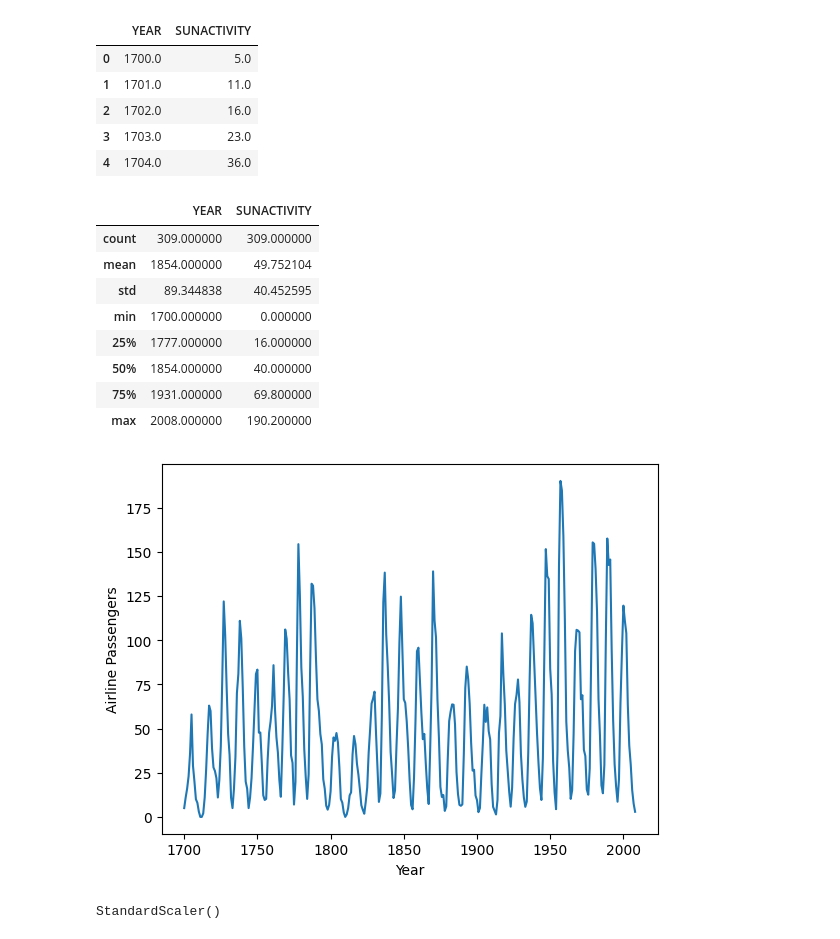
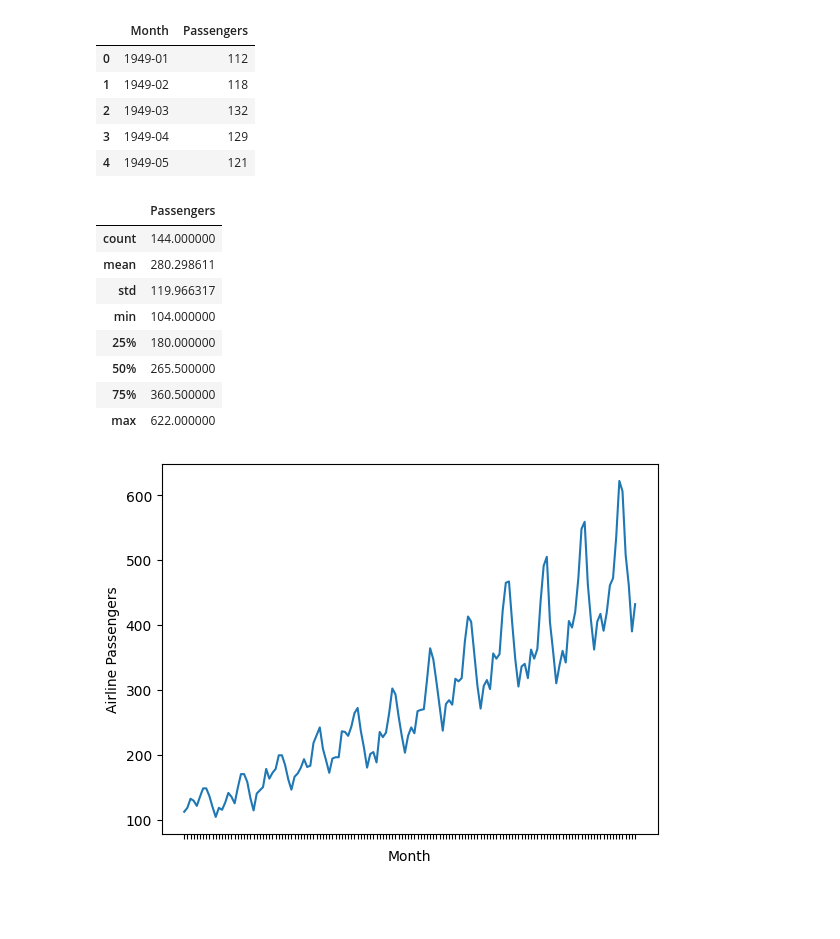
Before and after one commit to rezaghasemi/ts_mini_project, a Jupyter notebook: eda.ipynb, the cells around one changed output. Cells and saved outputs as stored; diff of their text form; code cells hidden in the pictures; blank space fills up the shorter version.

Commit message:
Working on Airline passangers data.

```diff
--- a/eda.ipynb
+++ b/eda.ipynb
@@ -5,38 +7,31 @@ import matplotlib.pyplot as plt
 # %%
-data = sunspots.load_pandas().data
+data = pd.read_csv('https://raw.githubusercontent.com/jbrownlee/Datasets/master/airline-passengers.csv')
 # %%
 data.head()
 # %% [output]
-|  | YEAR | SUNACTIVITY |
-| 0 | 1700.0 | 5.0 |
-| 1 | 1701.0 | 11.0 |
-| 2 | 1702.0 | 16.0 |
-| 3 | 1703.0 | 23.0 |
-| 4 | 1704.0 | 36.0 |
+|  | Month | Passengers |
+| 0 | 1949-01 | 112 |
+| 1 | 1949-02 | 118 |
+| 2 | 1949-03 | 132 |
+| 3 | 1949-04 | 129 |
+| 4 | 1949-05 | 121 |
 # %%
 data.describe()
 # %% [output]
-|  | YEAR | SUNACTIVITY |
-| count | 309.000000 | 309.000000 |
-| mean | 1854.000000 | 49.752104 |
-| std | 89.344838 | 40.452595 |
-| min | 1700.000000 | 0.000000 |
-| 25% | 1777.000000 | 16.000000 |
-| 50% | 1854.000000 | 40.000000 |
-| 75% | 1931.000000 | 69.800000 |
-| max | 2008.000000 | 190.200000 |
+|  | Passengers |
+| count | 144.000000 |
+| mean | 280.298611 |
+| std | 119.966317 |
+| min | 104.000000 |
+| 25% | 180.000000 |
+| 50% | 265.500000 |
+| 75% | 360.500000 |
+| max | 622.000000 |
 # %%
-plt.plot(data["YEAR"], data["SUNACTIVITY"])
-plt.xlabel("Year")
+plt.plot(data["Month"], data["Passengers"])
+plt.xlabel("Month")
+plt.gca().set_xticklabels([])
 plt.ylabel("Airline Passengers")
 plt.show()
 # %% [output]
-[figure, old version]
+[figure, new version]
-# %%
-from sklearn.preprocessing import StandardScaler
-
-
-scaler = StandardScaler()
-scaler.fit(data[["SUNACTIVITY"]])
-# %% [output]
-StandardScaler()
```
Also changed, not shown: parts of 10 cells of this notebook, 8 other files.
